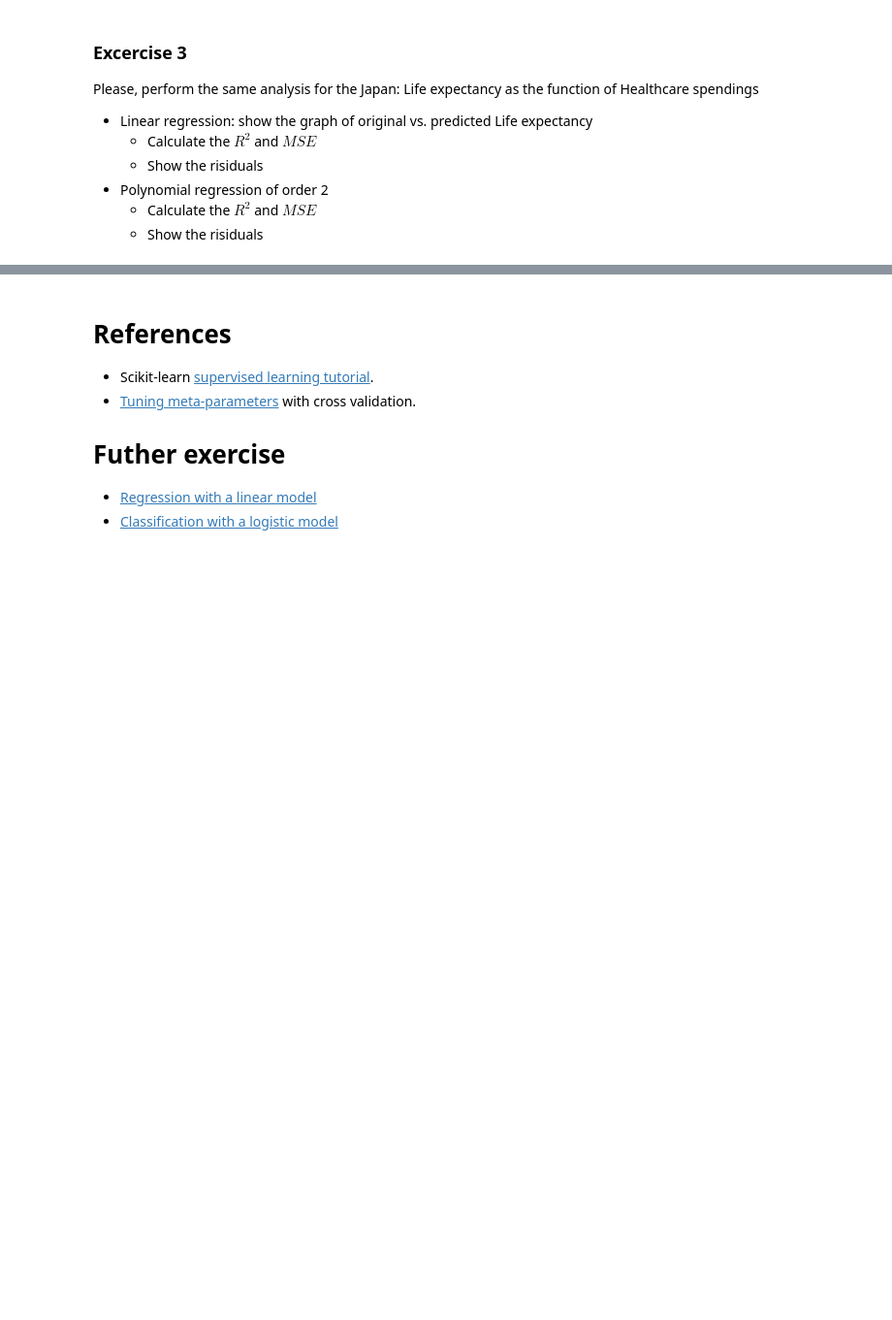
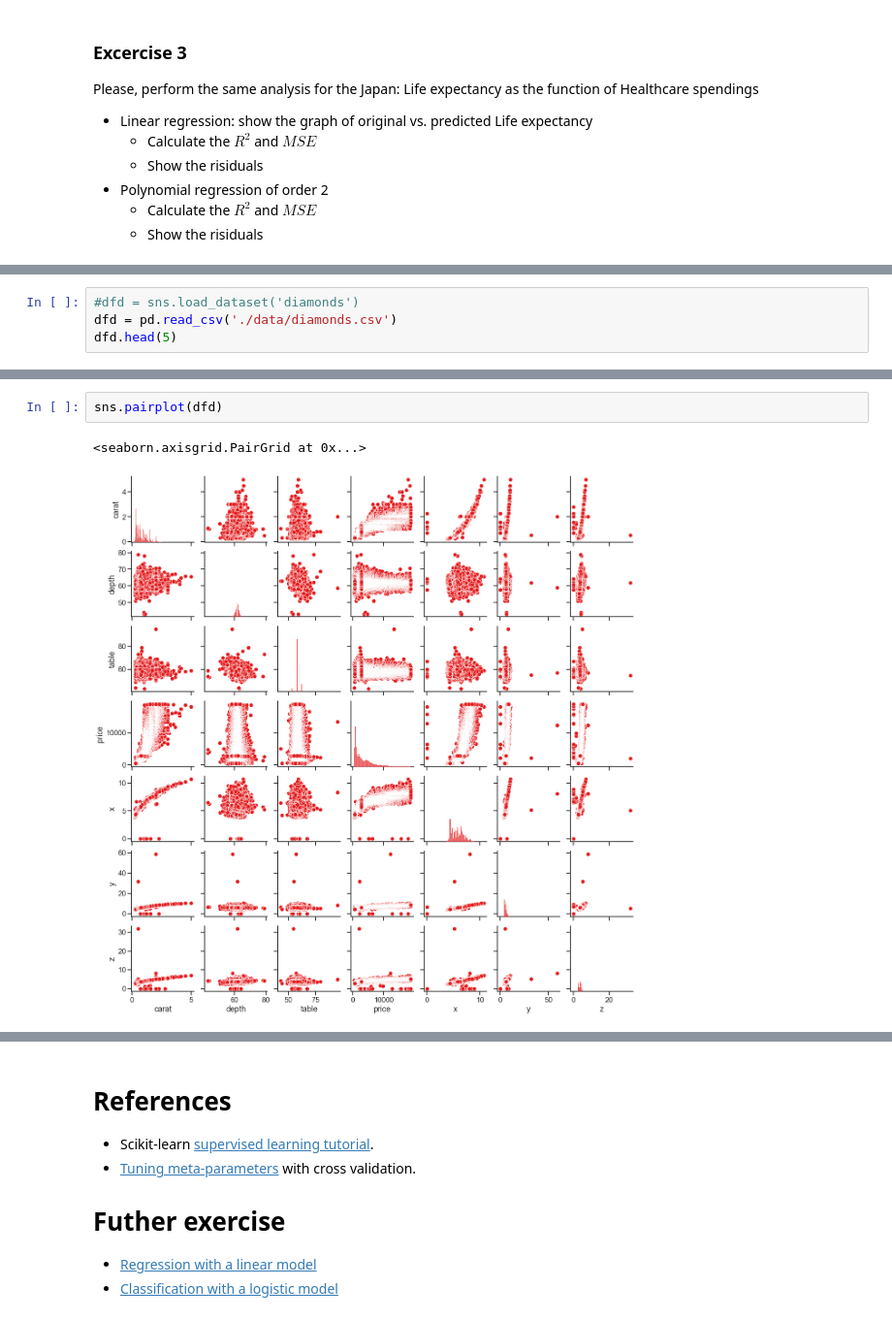
Before and after one commit to faigyb/python4ml, a Jupyter notebook: regression.ipynb, the cells around one changed output, grey strips where cells are left out. Shown: that part at 97% size. Saved outputs shown, nothing was run; the diff lists cells and outputs as text; blank space fills up the shorter version.

```diff
--- a/regression.ipynb
+++ b/regression.ipynb
@@ -293,0 +294,4 @@ In this part we will work with the multiple variables with the new dataset
+# %%
+#dfd = sns.load_dataset('diamonds')
+dfd = pd.read_csv('./data/diamonds.csv')
+dfd.head(5)
@@ -293,0 +305,5 @@ In this part we will work with the multiple variables with the new dataset
+# %%
+sns.pairplot(dfd)
+# %% [output]
+<seaborn.axisgrid.PairGrid at 0x...>
+[figure, added]
```
Also changed, not shown: parts of 4 cells of this notebook, 1 other file.
